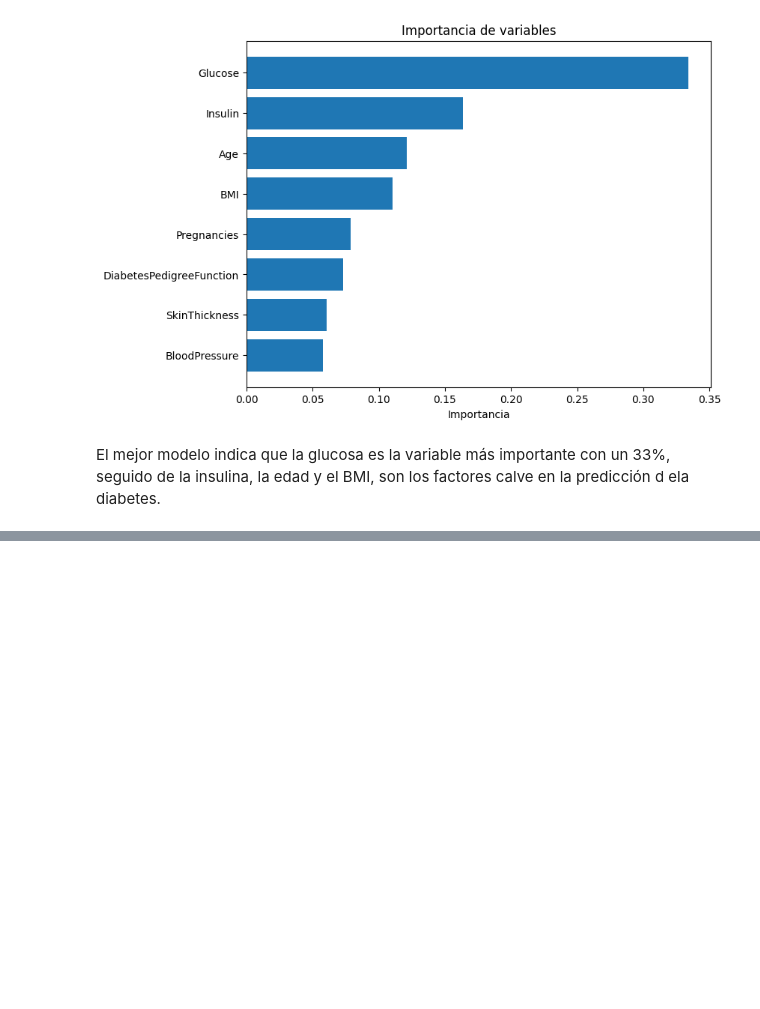
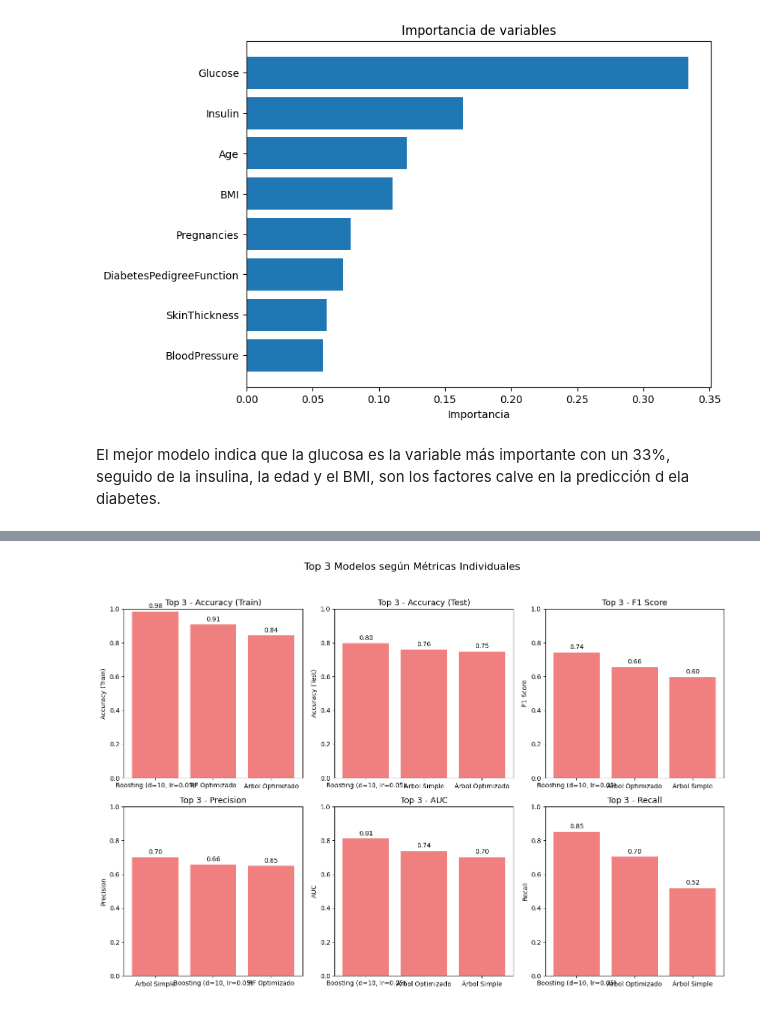
Before and after one commit to 4GeeksAcademy/esanchez_boosting1, a Jupyter notebook: src/explore.ipynb, the cells around one changed output, grey strips where cells are left out. Drawn from its saved outputs; the diff is of its cells as text; code cells hidden in the pictures; blank space fills up the shorter version.

```diff
--- a/src/explore.ipynb
+++ b/src/explore.ipynb
@@ -575,0 +738,13 @@ El mejor modelo indica que la glucosa es la variable más importante con un 33%,
+# %%
+#DEFINIMOS TODAS LAS PREDICCCIONES PARA HACER LA TABLA
+#QUITAMOS EL ÁRBOL COMPLEJO DEL ÁRBOL DE DECISIÓN PORQUE ES IGUAL QUE EL OPTIMIZADO
+#QUITAMOS EL ARBOL COMPLEJO DE RANDOM FOREST PORQUE TIENE OVERFFITING
+predicciones_dict = {
+    'Árbol Simple': (train_pred_simple, test_pred_simple),
+    'Árbol Optimizado': (train_pred_best, test_pred_best),
+    'RF Simple': (rf_train_pred_simple, rf_test_pred_simple),
+    'RF Optimizado': (y_train_pred_best, y_test_pred_best),
+    'Boosting (d=10, lr=0.05)': (train_pred_best_boost, test_pred_best_boost)
+}
+df_todos = comparar_todos_los_modelos(y_train, y_test, predicciones_dict)
+print(df_todos)
@@ -575,0 +765,18 @@ El mejor modelo indica que la glucosa es la variable más importante con un 33%,
+# %%
+# Mostramos los mejores tres resultados de las métricas
+metricas = ['Accuracy (Train)', 'Accuracy (Test)', 'F1 Score', 'Precision', 'AUC', 'Recall']
+fig, axs = plt.subplots(2, 3, figsize=(14, 10))
+axs = axs.flatten()
+for i, metrica in enumerate(metricas):
+    top3_metrica = df_todos.sort_values(by=metrica, ascending=False).head(3)
+    axs[i].bar(top3_metrica.index, top3_metrica[metrica], color='lightcoral')
+    axs[i].set_title(f'Top 3 - {metrica}', fontsize=13)
+    axs[i].set_ylim(0, 1)
+    axs[i].set_ylabel(metrica)
+    for j, val in enumerate(top3_metrica[metrica]):
+        axs[i].text(j, val + 0.02, f'{val:.2f}', ha='center', fontsize=10)
+plt.suptitle('Top 3 Modelos según Métricas Individuales', fontsize=16)
+plt.tight_layout(rect=[0, 0.03, 1, 0.95])
+plt.show()
+# %% [output]
+[figure, added]
```
Also changed, not shown: parts of 12 cells of this notebook.
